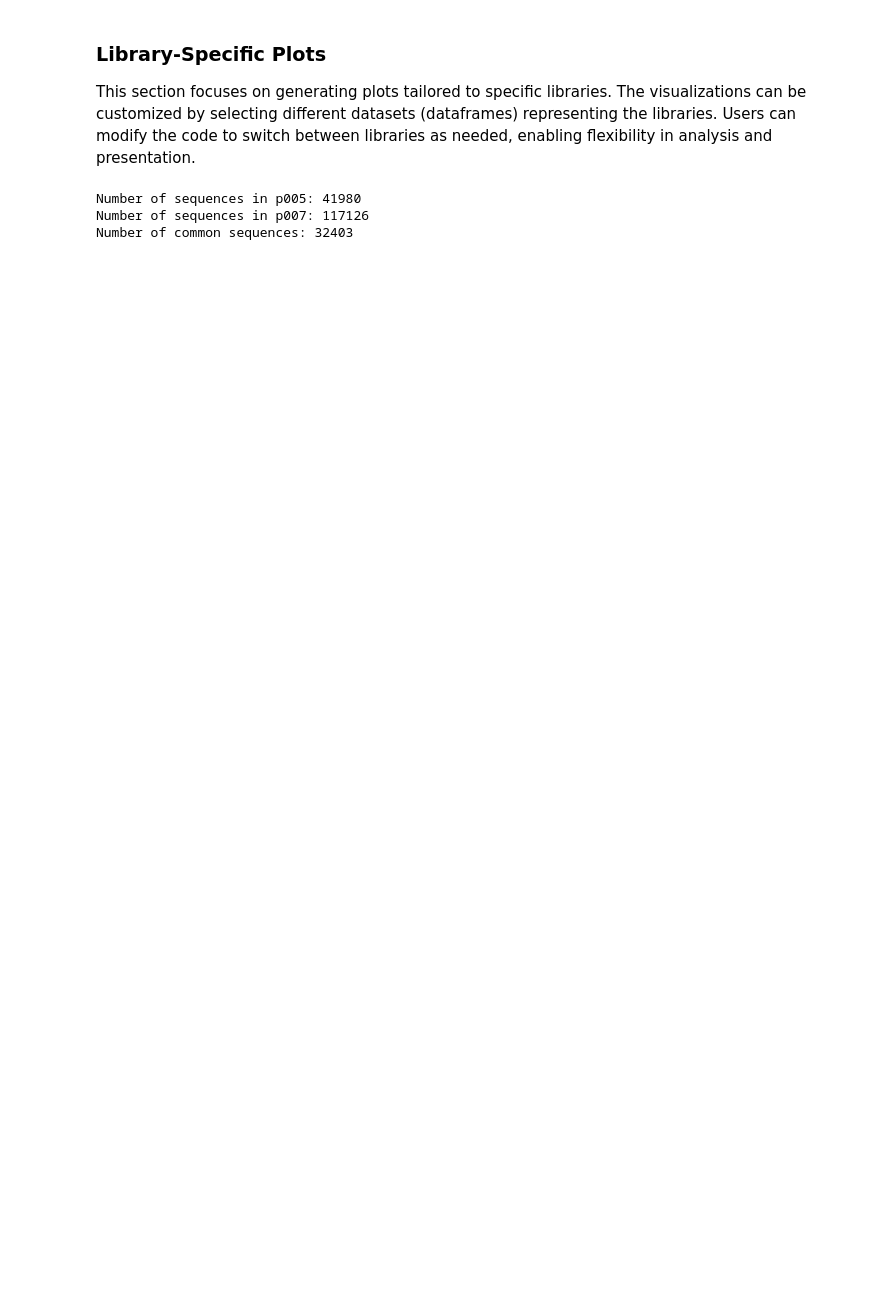
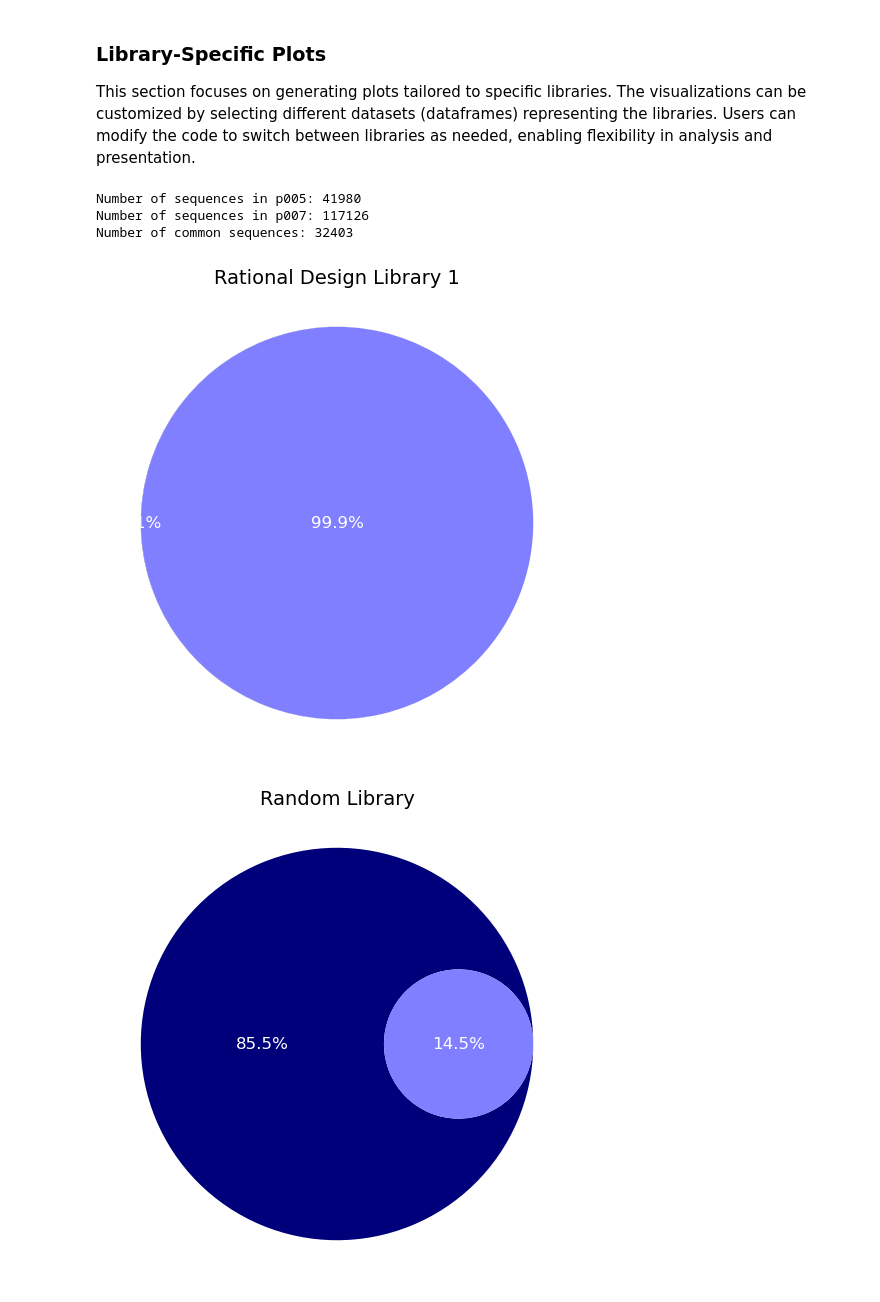
Before and after one commit to JaSt17/raaven_Pipeline, a Jupyter notebook: Plotting_Scripts/visualisation.ipynb, the cells around one changed output. Cells and saved outputs as stored; diff of their text form; code cells hidden in the pictures; blank space fills up the shorter version.

```diff
--- a/Plotting_Scripts/visualisation.ipynb
+++ b/Plotting_Scripts/visualisation.ipynb
@@ -153,11 +288,3 @@ print(f"Number of common sequences: {len(common_sequences)}")
 Number of sequences in p005: 41980
 Number of sequences in p007: 117126
 Number of common sequences: 32403
-# %%
-# Read the dataframes into dataframes
-
-import pandas as pd
-
-df_p005 = pd.read_csv("/lunarc/nobackup/projects/lu2024-17-19/J_rAAven/BRAVE/raav-60/p005/final_fragments_summary.csv")
-df_p006 = pd.read_csv("/lunarc/nobackup/projects/lu2024-17-19/J_rAAven/BRAVE/raav-60/p006/final_fragments_summary.csv")
-df_p007 = pd.read_csv("/lunarc/nobackup/projects/lu2024-17-19/J_rAAven/BRAVE/raav-60/p007/final_fragments_summary.csv")
@@ -163,0 +350,17 @@ df_p007 = pd.read_csv("/lunarc/nobackup/projects/lu2024-17-19/J_rAAven/BRAVE/raa
+# %%
+p005_Plasmid_Library = set(df_p005[df_p005['Group'] == 'Plasmid_Library']['Peptide'])
+p006_Plasmid_Library = set(df_p006[df_p006['Group'] == 'Plasmid_Library']['Peptide'])
+p007_Plasmid_Library = set(df_p007[df_p007['Group'] == 'Plasmid_Library']['Peptide'])
+
+p005_DNAse_resistant = set(df_p005[df_p005['Group'] == 'DNAse_resistant_AAVs']['Peptide'])
+p006_DNAse_resistant = set(df_p006[df_p006['Group'] == 'DNAse_resistant_AAVs']['Peptide'])
+p007_DNAse_resistant = set(df_p007[df_p007['Group'] == 'DNAse_resistant_AAVs']['Peptide'])
+
+plot_venn_diagram(p005_Plasmid_Library, p005_DNAse_resistant, ('Plasmid Library', 'Capable to Assemble into a Functional Capsid'), 'Rational Design Library 1')
+
+plot_venn_diagram(p006_Plasmid_Library, p006_DNAse_resistant, ('Plasmid Library', 'Capable to Assemble into a Functional Capsid'), 'Random Library')
+
+plot_venn_diagram(p007_Plasmid_Library, p007_DNAse_resistant, ('Plasmid Library', 'Capable to Assemble into a Functional Capsid'), 'Rational Design Library 1')
+# %% [output]
+[figure, added]
+[figure, added]
```
Also changed, not shown: parts of 22 cells of this notebook, 19 other files.
